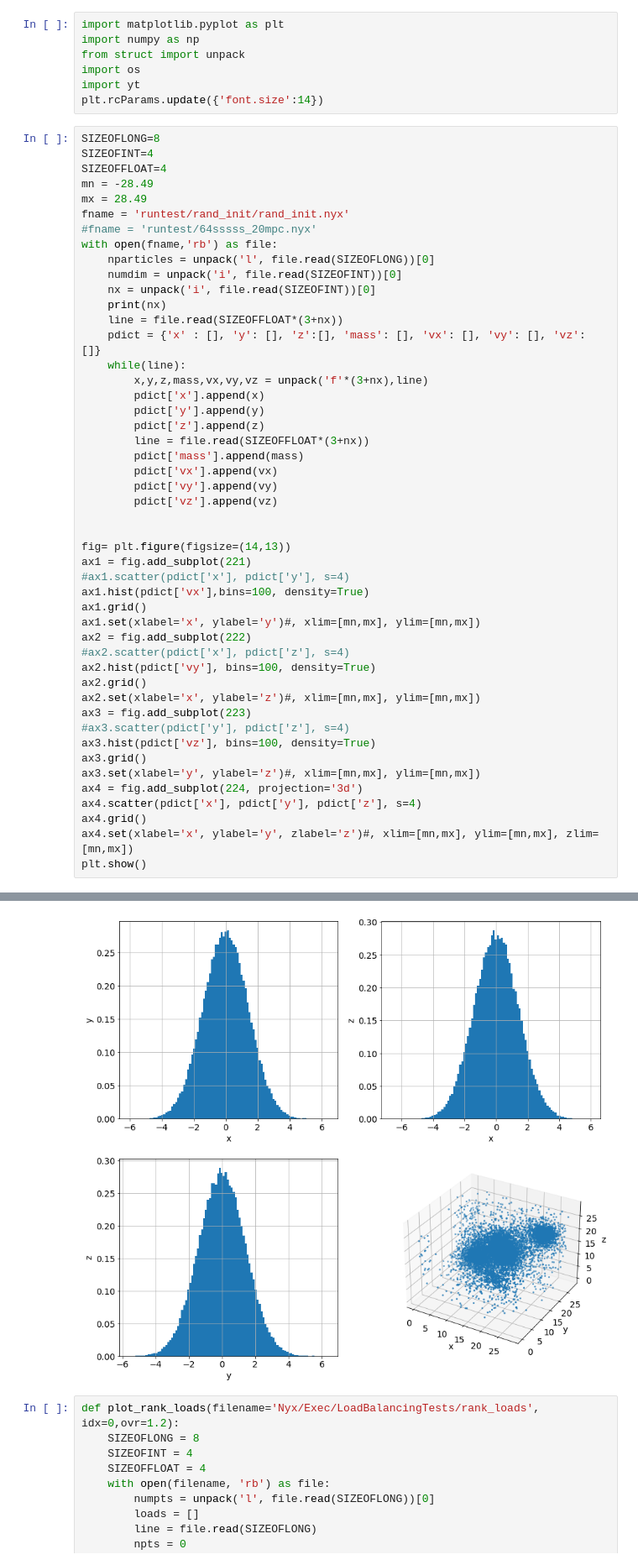
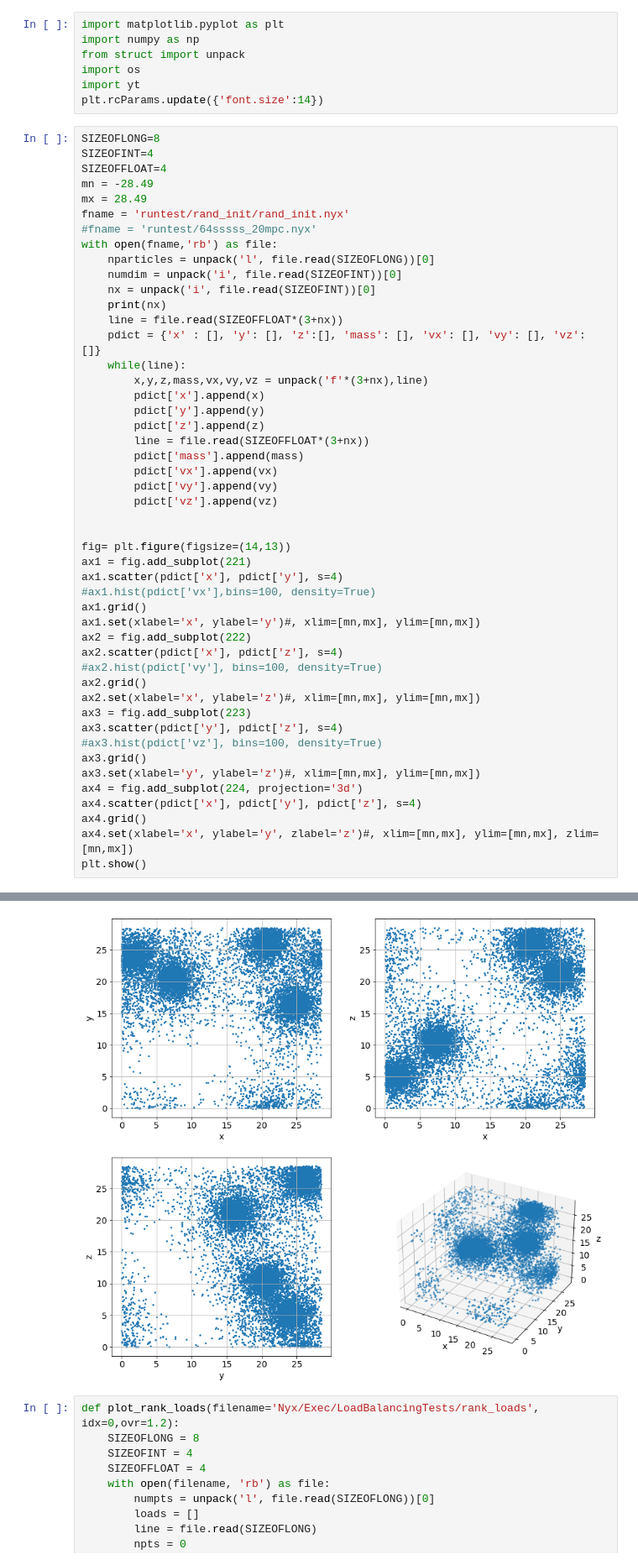
Before and after one commit to xjka/LoadBalancing, a Jupyter notebook: notebook.ipynb, the cells around one changed output, grey strips where cells are left out. Shown at 84% size. Saved outputs shown, nothing was run; the diff lists cells and outputs as text.

```diff
--- a/notebook.ipynb
+++ b/notebook.ipynb
@@ -22,40 +22,40 @@ with open(fname,'rb') as file:
     pdict = {'x' : [], 'y': [], 'z':[], 'mass': [], 'vx': [], 'vy': [], 'vz': []}
     while(line):
         x,y,z,mass,vx,vy,vz = unpack('f'*(3+nx),line)
         pdict['x'].append(x)
         pdict['y'].append(y)
         pdict['z'].append(z)
         line = file.read(SIZEOFFLOAT*(3+nx))
         pdict['mass'].append(mass)
         pdict['vx'].append(vx)
         pdict['vy'].append(vy)
         pdict['vz'].append(vz)
 
 
 fig= plt.figure(figsize=(14,13))
 ax1 = fig.add_subplot(221)
-#ax1.scatter(pdict['x'], pdict['y'], s=4)
-ax1.hist(pdict['vx'],bins=100, density=True)
+ax1.scatter(pdict['x'], pdict['y'], s=4)
+#ax1.hist(pdict['vx'],bins=100, density=True)
 ax1.grid()
 ax1.set(xlabel='x', ylabel='y')#, xlim=[mn,mx], ylim=[mn,mx])
 ax2 = fig.add_subplot(222)
-#ax2.scatter(pdict['x'], pdict['z'], s=4)
-ax2.hist(pdict['vy'], bins=100, density=True)
+ax2.scatter(pdict['x'], pdict['z'], s=4)
+#ax2.hist(pdict['vy'], bins=100, density=True)
 ax2.grid()
 ax2.set(xlabel='x', ylabel='z')#, xlim=[mn,mx], ylim=[mn,mx])
 ax3 = fig.add_subplot(223)
-#ax3.scatter(pdict['y'], pdict['z'], s=4)
-ax3.hist(pdict['vz'], bins=100, density=True)
+ax3.scatter(pdict['y'], pdict['z'], s=4)
+#ax3.hist(pdict['vz'], bins=100, density=True)
 ax3.grid()
 ax3.set(xlabel='y', ylabel='z')#, xlim=[mn,mx], ylim=[mn,mx])
 ax4 = fig.add_subplot(224, projection='3d')
 ax4.scatter(pdict['x'], pdict['y'], pdict['z'], s=4)
 ax4.grid()
 ax4.set(xlabel='x', ylabel='y', zlabel='z')#, xlim=[mn,mx], ylim=[mn,mx], zlim=[mn,mx])
 plt.show()
 # %% [output]
 4
-[figure, old version]
+[figure, new version]
 # %%
 def plot_rank_loads(filename='Nyx/Exec/LoadBalancingTests/rank_loads', idx=0,ovr=1.2):
     SIZEOFLONG = 8
```
Also changed, not shown: 2 other files.
